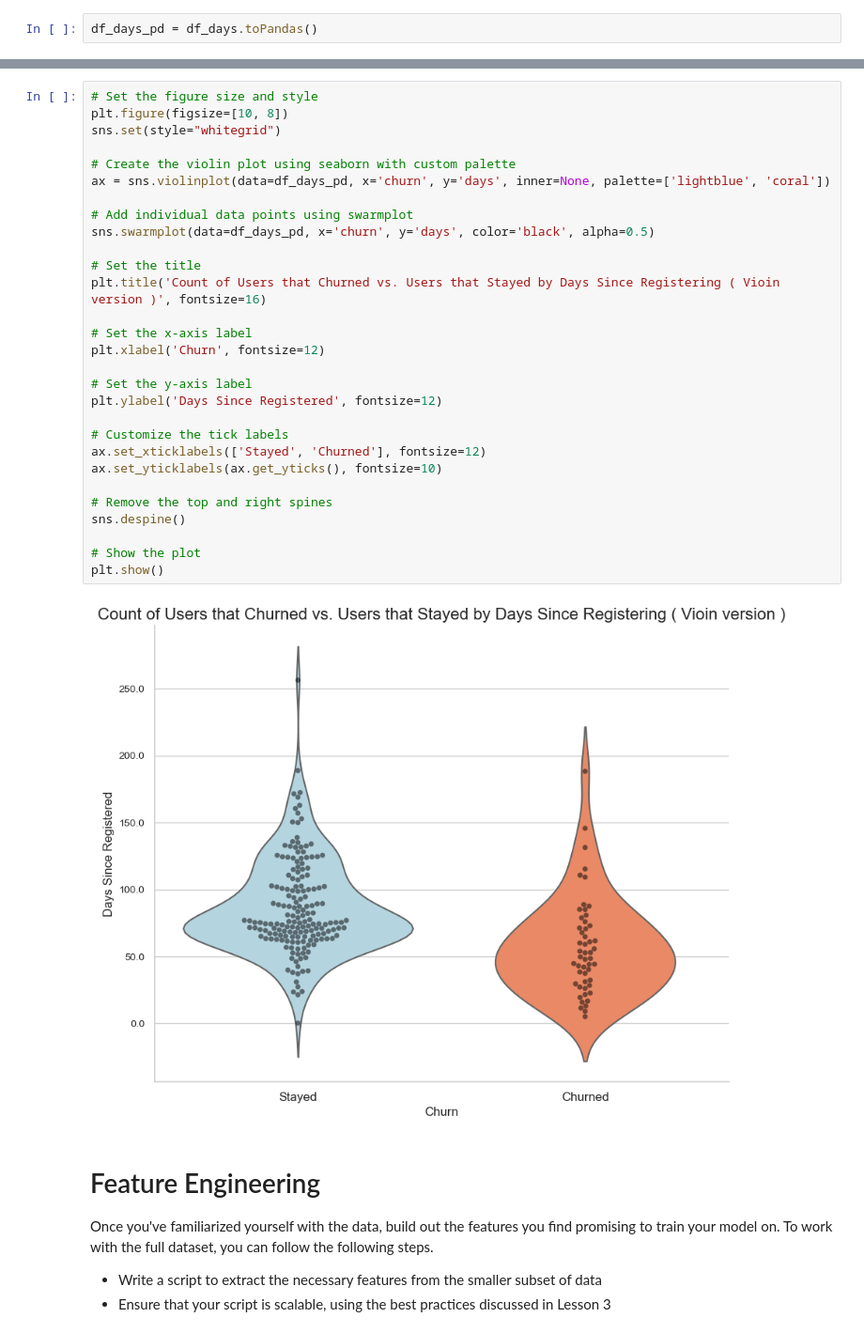
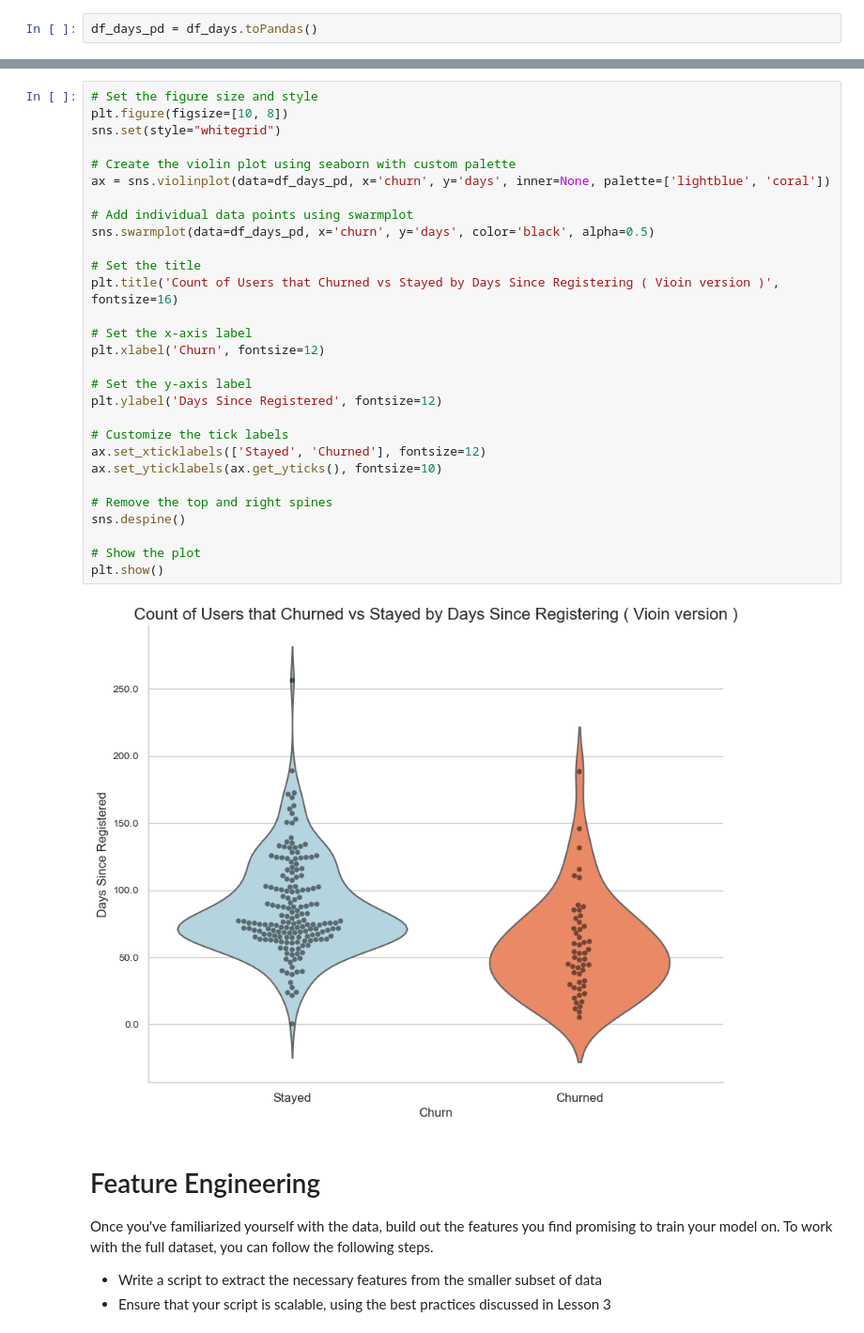
Before and after one commit to DatMai/Udacity-Data-Science-Project-4, a Jupyter notebook: Sparkify.ipynb, the cells around one changed output, grey strips where cells are left out. Shown at 94% size. Cells and saved outputs as stored; diff of their text form.

```diff
--- a/Sparkify.ipynb
+++ b/Sparkify.ipynb
@@ -997,34 +997,34 @@ plt.show()
 # %%
 # Set the figure size and style
 plt.figure(figsize=[10, 8])
 sns.set(style="whitegrid")
 
 # Create the violin plot using seaborn with custom palette
 ax = sns.violinplot(data=df_days_pd, x='churn', y='days', inner=None, palette=['lightblue', 'coral'])
 
 # Add individual data points using swarmplot
 sns.swarmplot(data=df_days_pd, x='churn', y='days', color='black', alpha=0.5)
 
 # Set the title
-plt.title('Count of Users that Churned vs. Users that Stayed by Days Since Registering ( Vioin version )', fontsize=16)
+plt.title('Count of Users that Churned vs Stayed by Days Since Registering ( Vioin version )', fontsize=16)
 
 # Set the x-axis label
 plt.xlabel('Churn', fontsize=12)
 
 # Set the y-axis label
 plt.ylabel('Days Since Registered', fontsize=12)
 
 # Customize the tick labels
 ax.set_xticklabels(['Stayed', 'Churned'], fontsize=12)
 ax.set_yticklabels(ax.get_yticks(), fontsize=10)
 
 # Remove the top and right spines
 sns.despine()
 
 # Show the plot
 plt.show()
 # %% [output]
-[figure, old version]
+[figure, new version]
 # %% [markdown]
 # Feature Engineering
 Once you've familiarized yourself with the data, build out the features you find promising to train your model on. To work with the full dataset, you can follow the following steps.
```
Also changed, not shown: parts of 2 cells of this notebook, 1 other file.
